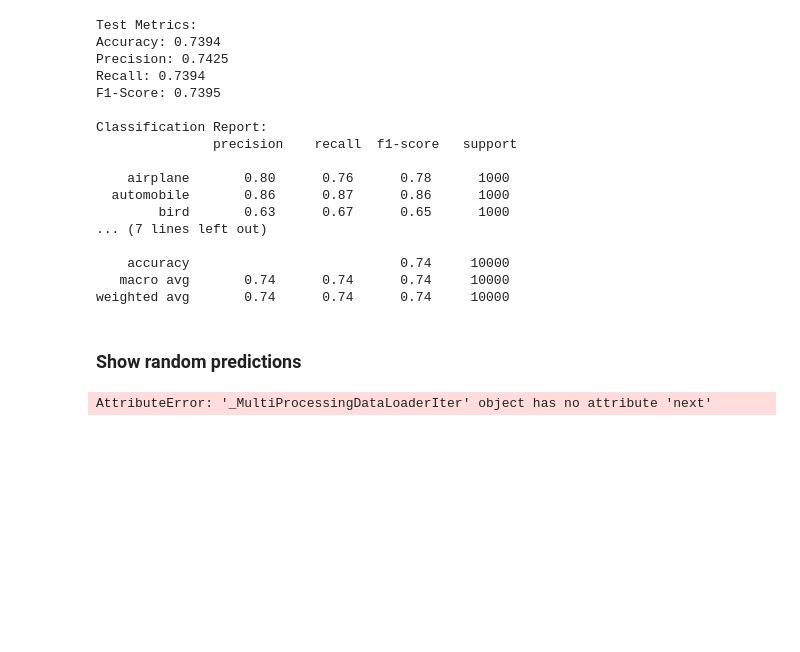
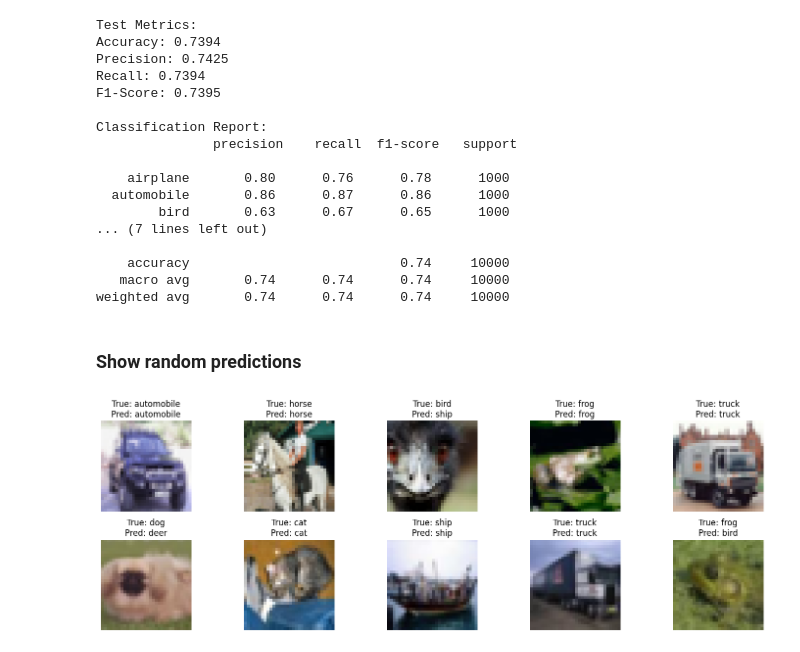
Before and after one commit to SnowdasNeves/wildlife-image-classifier, a Jupyter notebook: cifar10_model_2.0.ipynb, the cells around one changed output. Drawn from its saved outputs; the diff is of its cells as text; code cells hidden in the pictures; blank space fills up the shorter version.

```diff
--- a/cifar10_model_2.0.ipynb
+++ b/cifar10_model_2.0.ipynb
@@ -193,26 +193,26 @@ weighted avg       0.74      0.74      0.74     10000
 # %%
 def imshow(img):
     img = img / 2 + 0.5  # remove normalization from transform
     np_img = img.numpy().transpose(1, 2, 0)
     plt.imshow(np_img)
     plt.axis('off')
 
 dataiter = iter(testloader)
-images, labels = dataiter.next()
+images, labels = next(dataiter)
 images, labels = images.to(device), labels.to(device)
 
 outputs = model(images)
 _, preds = torch.max(outputs, 1)
 
 indices = random.sample(range(images.size(0)), 10)
 plt.figure(figsize=(15, 5))
 for i, idx in enumerate(indices):
     plt.subplot(2, 5, i+1)
     imshow(images[idx].cpu())
     true_label = testset.classes[labels[idx].item()]
     pred_label = testset.classes[preds[idx].item()]
     plt.title(f"True: {true_label}\nPred: {pred_label}")
 plt.tight_layout()
 plt.show()
 # %% [output]
-AttributeError: '_MultiProcessingDataLoaderIter' object has no attribute 'next'
+[figure, added]
```
